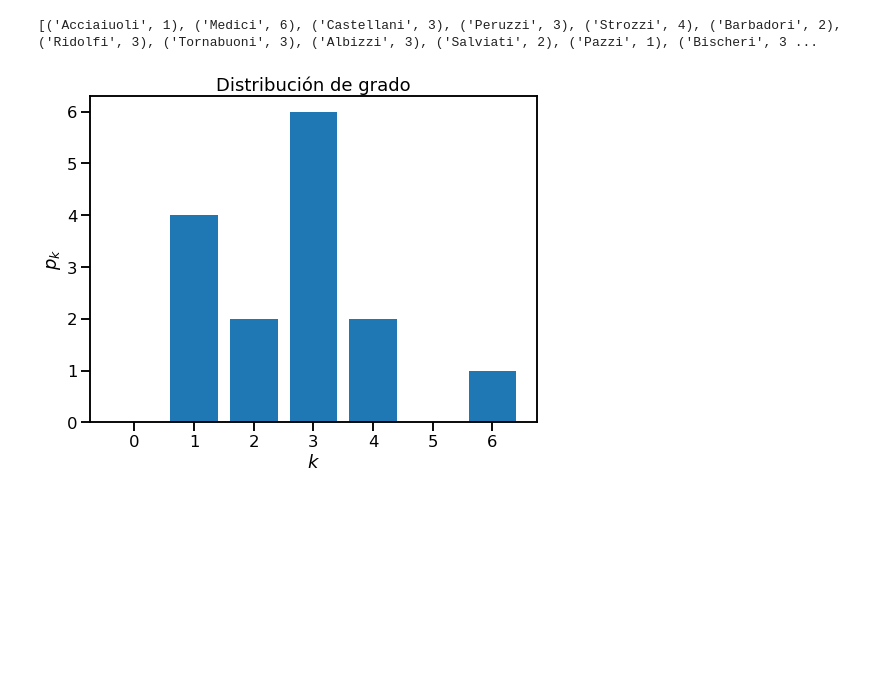
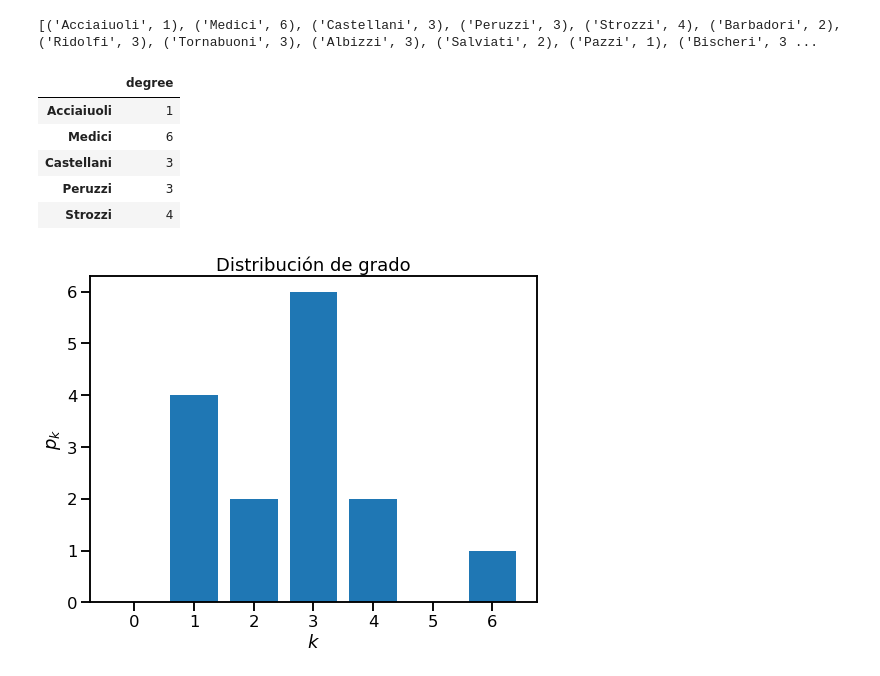
Before and after one commit to nahuelalmeira/graphMachineLearning, a Jupyter notebook: notebooks/Notebook1_Familias_Florentinas.ipynb, the cells around one changed output. Cells and saved outputs as stored; diff of their text form; code cells hidden in the pictures; blank space fills up the shorter version.

```diff
--- a/notebooks/Notebook1_Familias_Florentinas.ipynb
+++ b/notebooks/Notebook1_Familias_Florentinas.ipynb
@@ -178,6 +178,14 @@ print(G.degree())
 # %%
 deg_seq = np.array([k for v, k in G.degree()])
 df['degree'] = deg_seq
+df.head()
+# %% [output]
+|  | degree |
+| Acciaiuoli | 1 |
+| Medici | 6 |
+| Castellani | 3 |
+| Peruzzi | 3 |
+| Strozzi | 4 |
 # %%
 deg_histo = nx.degree_histogram(G)
 bins = range(len(deg_histo))
```
Also changed, not shown: parts of 6 cells of this notebook, 1 other file.
